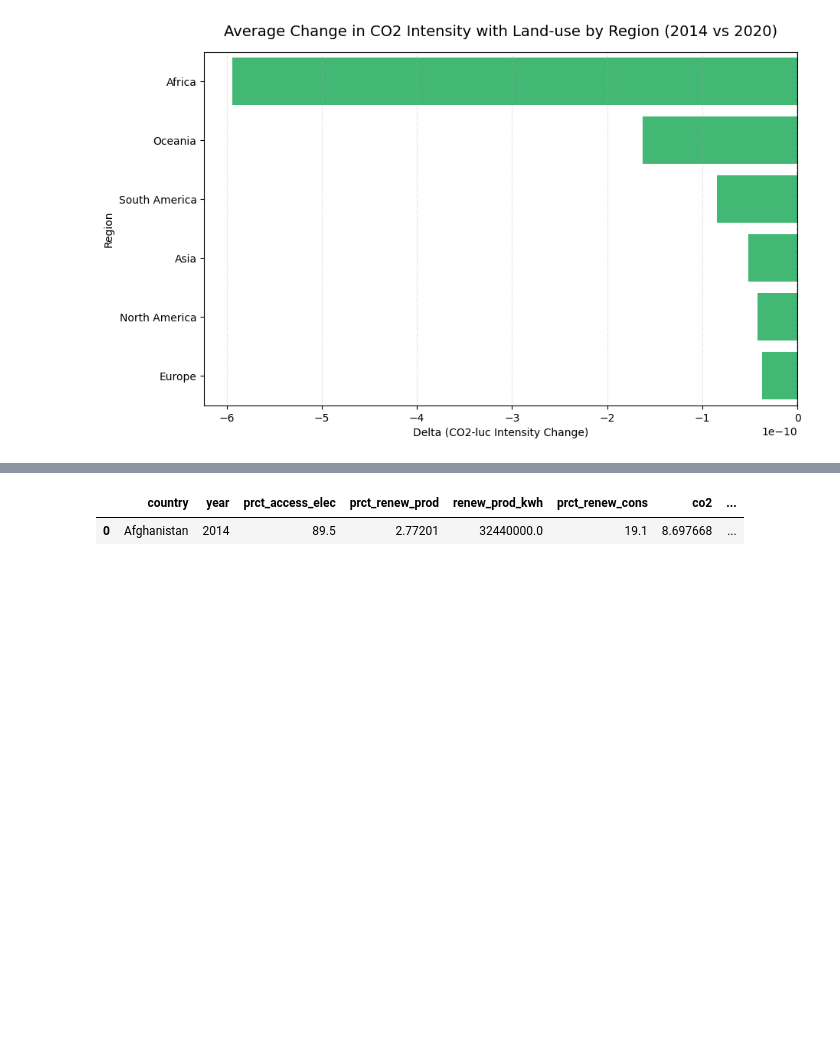
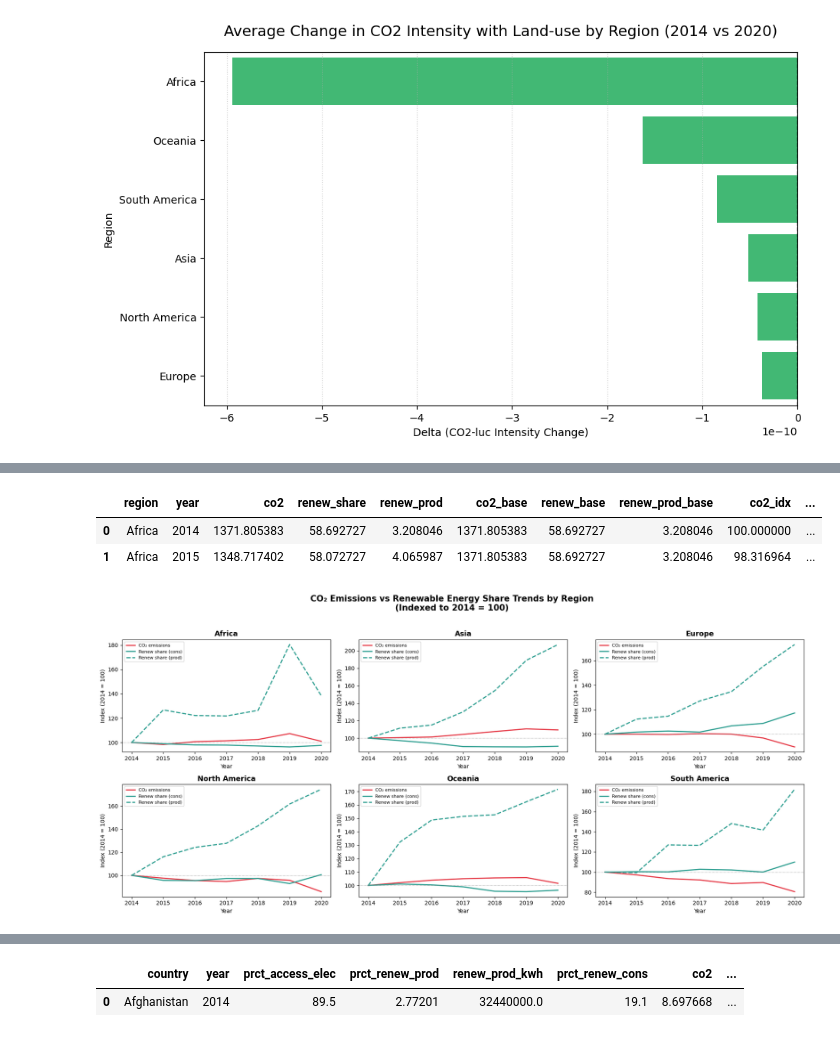
Before and after one commit to cadiyubu/first_project, a Jupyter notebook: notebooks/eda_hypothesis_testing_Diana.ipynb, the cells around one changed output, grey strips where cells are left out. Cells and saved outputs as stored; diff of their text form; code cells hidden in the pictures; blank space fills up the shorter version.

```diff
--- a/notebooks/eda_hypothesis_testing_Diana.ipynb
+++ b/notebooks/eda_hypothesis_testing_Diana.ipynb
@@ -616,0 +666,5 @@ Where renewable energy adoption has grown, has CO₂ intensity actually fallen
+# %%
+#selecting just the columns of interest for the rewable and CO2 intensity change.
+rs_cols=['country', 'year','region','co2','co2_luc','prct_renew_prod','prct_renew_cons']
+rs_df=df[rs_cols]
+rs_df.head(2)
@@ -616,0 +687,6 @@ Where renewable energy adoption has grown, has CO₂ intensity actually fallen
+# %%
+# Index all three to 2014 = 100
+base_year = 2014
+base = region_trend[region_trend['year'] == base_year][['region','co2','renew_share','renew_prod']]
+base.columns = ['region','co2_base','renew_base','renew_prod_base']
+base.head(2)
@@ -616,0 +697,3 @@ Where renewable energy adoption has grown, has CO₂ intensity actually fallen
+# %%
+region_trend = region_trend.merge(base, on='region')
+region_trend.head(5)
@@ -616,0 +707,44 @@ Where renewable energy adoption has grown, has CO₂ intensity actually fallen
+# %%
+#Now we compute the indexes given our base values from 2014
+region_trend['co2_idx']       = (region_trend['co2']         / region_trend['co2_base'])       * 100
+region_trend['renew_cons_idx'] = (region_trend['renew_share'] / region_trend['renew_base'])     * 100
+region_trend['renew_prod_idx'] = (region_trend['renew_prod']  / region_trend['renew_prod_base'])* 100
+region_trend.head(2)
+# %% [output]
+|  | region | year | co2 | renew_share | renew_prod | co2_base | renew_base | renew_prod_base | co2_idx | ... |
+| 0 | Africa | 2014 | 1371.805383 | 58.692727 | 3.208046 | 1371.805383 | 58.692727 | 3.208046 | 100.000000 | ... |
+| 1 | Africa | 2015 | 1348.717402 | 58.072727 | 4.065987 | 1371.805383 | 58.692727 | 3.208046 | 98.316964 | ... |
+# %%
+import matplotlib.pyplot as plt
+
+regions = region_trend['region'].unique()
+n = len(regions)
+fig, axes = plt.subplots(nrows=(n+2)//3, ncols=3, figsize=(18, 4*((n+2)//3)), sharey=False)
+axes = axes.flatten()
+
+for i, region in enumerate(sorted(regions)):
+    ax = axes[i]
+    d = region_trend[region_trend['region'] == region]
+
+    ax.plot(d['year'], d['co2_idx'],        color='#e63946', lw=2,   label='CO₂ emissions')
+    ax.plot(d['year'], d['renew_cons_idx'], color='#2a9d8f', lw=2,   label='Renew share (cons)')
+    ax.plot(d['year'], d['renew_prod_idx'], color='#2a9d8f', lw=2,   label='Renew share (prod)', linestyle='--')
+
+    ax.axhline(100, color='grey', lw=0.8, linestyle=':')  # baseline reference
+    ax.set_title(region, fontsize=13, fontweight='bold')
+    ax.set_xlabel('Year')
+    ax.set_ylabel('Index (2014 = 100)')
+    ax.legend(fontsize=8)
+    ax.set_xticks(d['year'].unique())
+
+# hide empty subplots if regions < grid slots
+for j in range(i+1, len(axes)):
+    axes[j].set_visible(False)
+
+plt.suptitle('CO₂ Emissions vs Renewable Energy Share Trends by Region\n(Indexed to 2014 = 100)',
+             fontsize=15, fontweight='bold', y=1.02)
+plt.tight_layout()
+plt.savefig('../figures/h2_co2_vs_renew_trends.png', dpi=150, bbox_inches='tight')
+plt.show()
+# %% [output]
+[figure, added]
```
Also changed, not shown: parts of 17 cells of this notebook, 2 other files.
